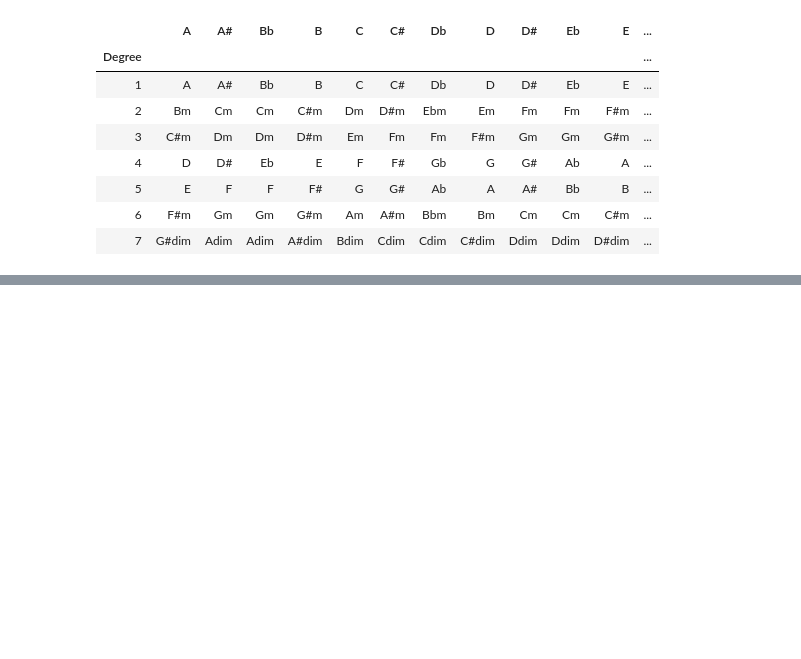
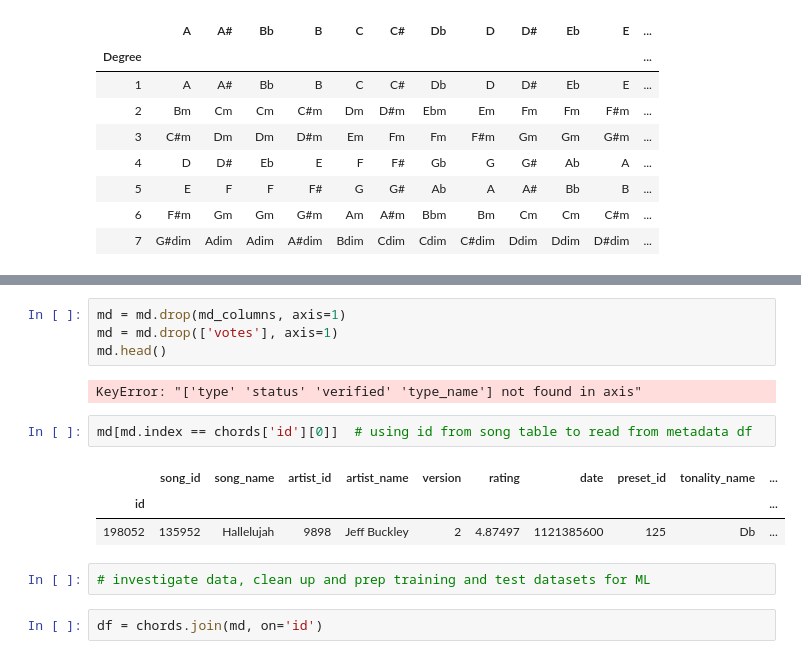
Before and after one commit to chardrew/make-a-pop-hit, a Jupyter notebook: 02 Data scraping/Chord progression scraper.ipynb, the cells around one changed output, grey strips where cells are left out. Saved outputs shown, nothing was run; the diff lists cells and outputs as text; blank space fills up the shorter version.

```diff
--- a/02 Data scraping/Chord progression scraper.ipynb
+++ b/02 Data scraping/Chord progression scraper.ipynb
@@ -521,0 +545,16 @@ key_chord_mapping
+# %%
+md = md.drop(md_columns, axis=1)
+md = md.drop(['votes'], axis=1)
+md.head()
+# %% [output]
+KeyError: "['type' 'status' 'verified' 'type_name'] not found in axis"
+# %%
+md[md.index == chords['id'][0]]  # using id from song table to read from metadata df
+# %% [output]
+|  | song_id | song_name | artist_id | artist_name | version | rating | date | preset_id | tonality_name | ... |
+| id |  |  |  |  |  |  |  |  |  | ... |
+| 198052 | 135952 | Hallelujah | 9898 | Jeff Buckley | 2 | 4.87497 | 1121385600 | 125 | Db | ... |
+# %%
+# investigate data, clean up and prep training and test datasets for ML
+# %%
+df = chords.join(md, on='id')
```
Also changed, not shown: parts of 17 cells of this notebook, 2 other files.
